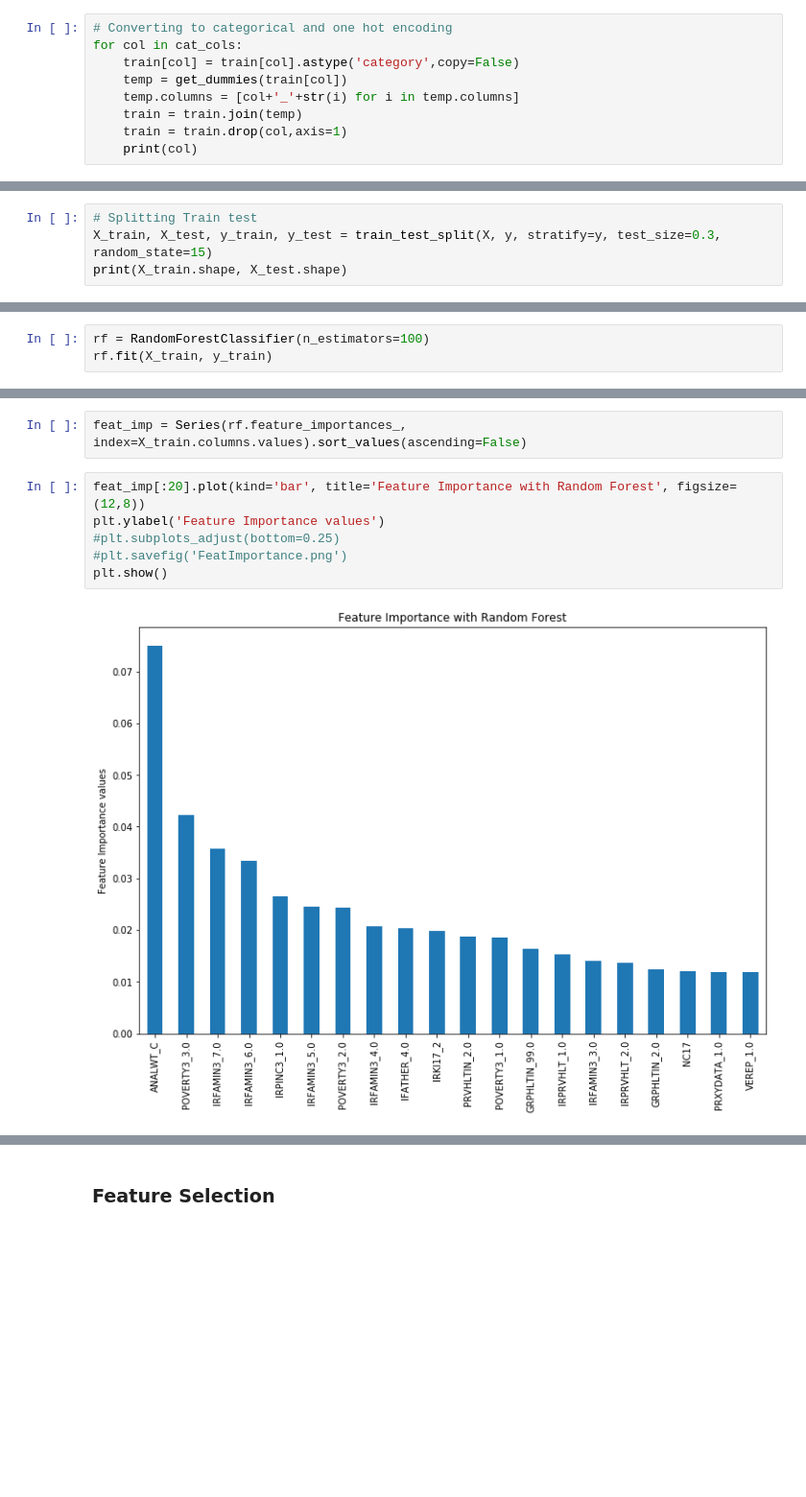
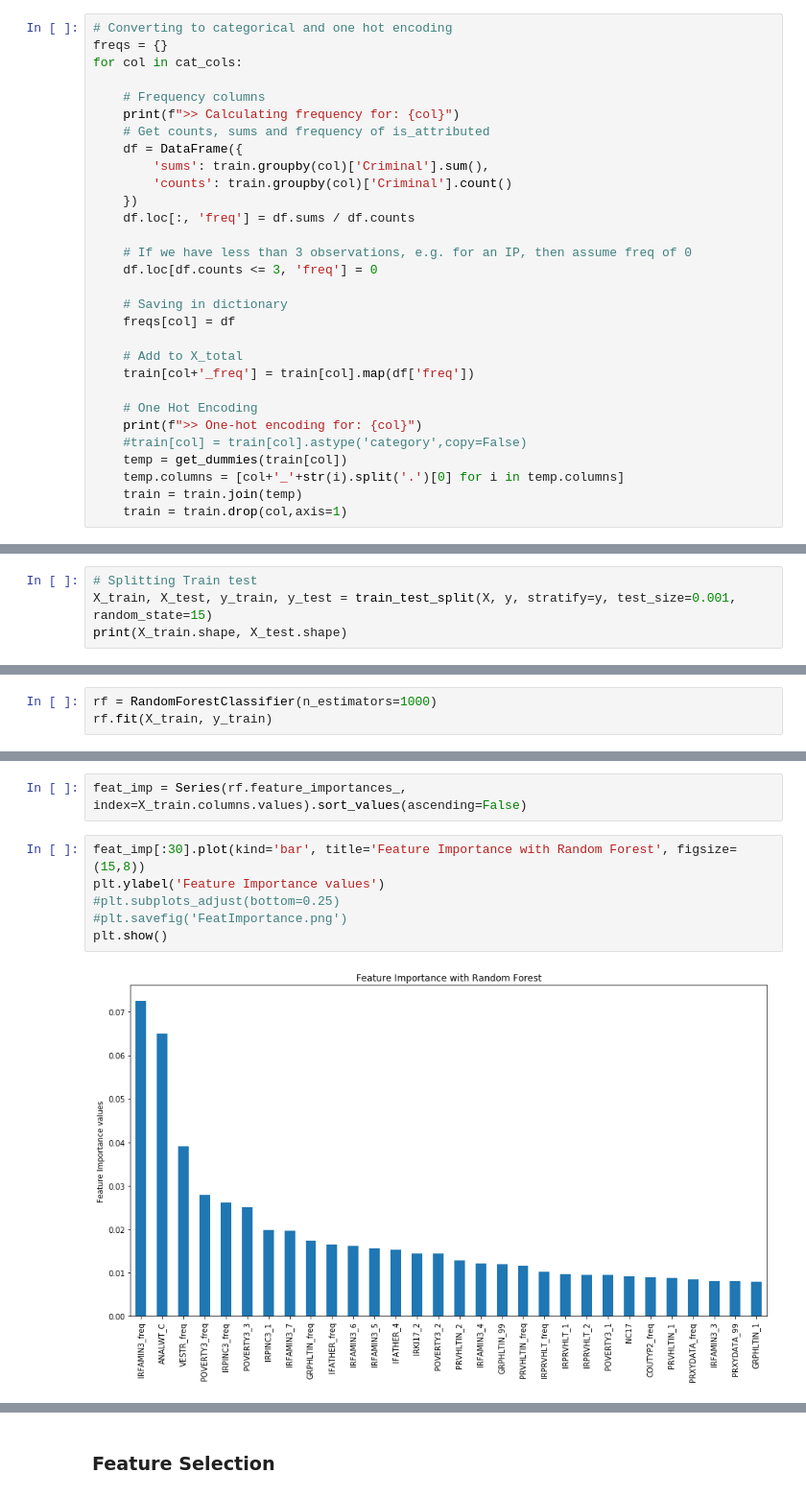
Before and after one commit to nix2919/Criminal-HackerEarth, a Jupyter notebook: Criminal.ipynb, the cells around one changed output, grey strips where cells are left out. Shown at 96% size. Saved outputs shown, nothing was run; the diff lists cells and outputs as text; blank space fills up the shorter version.

```diff
--- a/Criminal.ipynb
+++ b/Criminal.ipynb
@@ -150,10 +153,31 @@ print(len(train.columns.values), len(num_cols), len(cat_cols))
 # %%
 # Converting to categorical and one hot encoding
+freqs = {}
 for col in cat_cols:
-    train[col] = train[col].astype('category',copy=False)
+
+    # Frequency columns
+    print(f">> Calculating frequency for: {col}")
+    # Get counts, sums and frequency of is_attributed
+    df = DataFrame({
+        'sums': train.groupby(col)['Criminal'].sum(),
+        'counts': train.groupby(col)['Criminal'].count()
+    })
+    df.loc[:, 'freq'] = df.sums / df.counts
+
+    # If we have less than 3 observations, e.g. for an IP, then assume freq of 0
+    df.loc[df.counts <= 3, 'freq'] = 0
+
+    # Saving in dictionary
+    freqs[col] = df
+
+    # Add to X_total
+    train[col+'_freq'] = train[col].map(df['freq'])
+
+    # One Hot Encoding
+    print(f">> One-hot encoding for: {col}")
+    #train[col] = train[col].astype('category',copy=False)
     temp = get_dummies(train[col])
-    temp.columns = [col+'_'+str(i) for i in temp.columns]
+    temp.columns = [col+'_'+str(i).split('.')[0] for i in temp.columns]
     train = train.join(temp)
     train = train.drop(col,axis=1)
-    print(col)
 # %% [output]
@@ -287,5 +309,5 @@ KeyboardInterrupt:
 # %%
 # Splitting Train test
-X_train, X_test, y_train, y_test = train_test_split(X, y, stratify=y, test_size=0.3, random_state=15)
+X_train, X_test, y_train, y_test = train_test_split(X, y, stratify=y, test_size=0.001, random_state=15)
 print(X_train.shape, X_test.shape)
 # %% [output]
@@ -311,7 +333,7 @@ sum(pca.explained_variance_[:20])
 # %% [markdown]
 ### Feature Importance
 # %%
-rf = RandomForestClassifier(n_estimators=100)
+rf = RandomForestClassifier(n_estimators=1000)
 rf.fit(X_train, y_train)
 # %% [output]
 RandomForestClassifier(bootstrap=True, class_weight=None, criterion='gini',
@@ -324,11 +346,11 @@ RandomForestClassifier(bootstrap=True, class_weight=None, criterion='gini',
 # %%
 feat_imp = Series(rf.feature_importances_, index=X_train.columns.values).sort_values(ascending=False)
 # %%
-feat_imp[:20].plot(kind='bar', title='Feature Importance with Random Forest', figsize=(12,8))
+feat_imp[:30].plot(kind='bar', title='Feature Importance with Random Forest', figsize=(15,8))
 plt.ylabel('Feature Importance values')
 #plt.subplots_adjust(bottom=0.25)
 #plt.savefig('FeatImportance.png')
 plt.show()
 # %% [output]
-[figure, old version]
+[figure, new version]
 # %%
```
Also changed, not shown: parts of 37 cells of this notebook, 4 other files.
